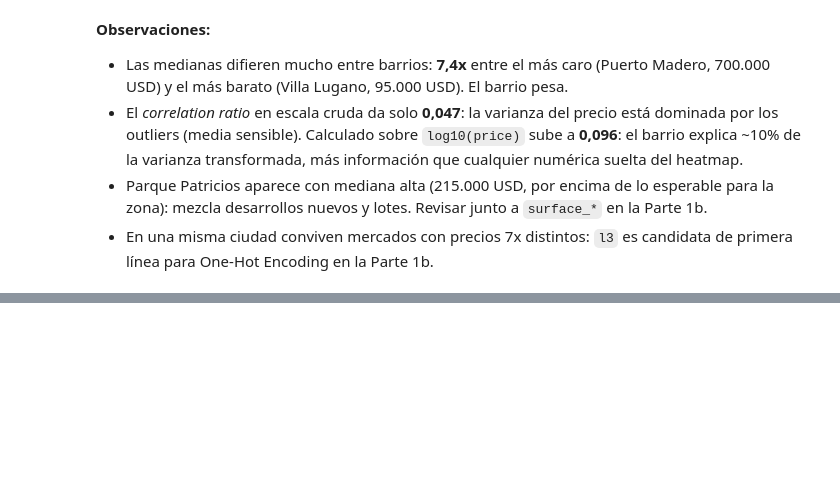
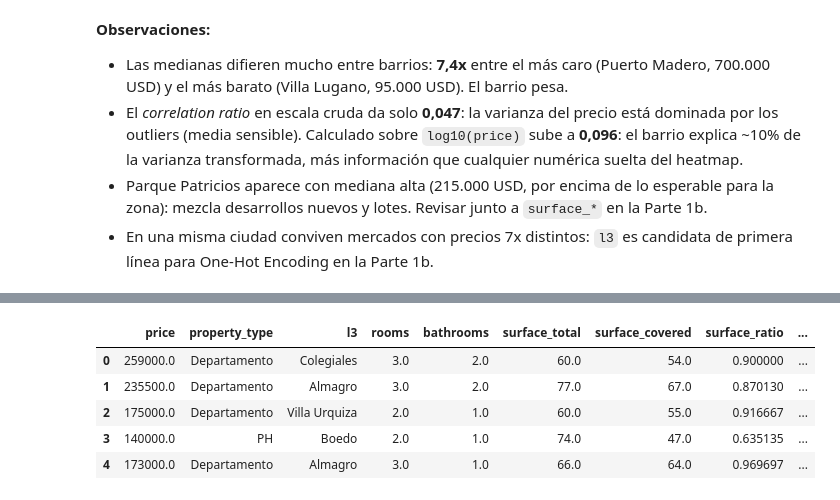
Before and after one commit to andyranitzsch/itba-machine-learning-course, a Jupyter notebook: TP_MLE.ipynb, the cells around one changed output, grey strips where cells are left out. Cells and saved outputs as stored; diff of their text form; code cells hidden in the pictures; blank space fills up the shorter version.

```diff
--- a/TP_MLE.ipynb
+++ b/TP_MLE.ipynb
@@ -468,0 +593,16 @@ Villa Lugano   95000.0    995
+# %%
+df_ml["surface_ratio"] = df_ml["surface_covered"] / df_ml["surface_total"]
+
+df_ml = df_ml[[
+    "price", "property_type", "l3", "rooms", "bathrooms",
+    "surface_total", "surface_covered", "surface_ratio", "lat", "lon",
+    "surface_missing", "rooms_missing", "bathrooms_missing",
+]]
+df_ml.head()
+# %% [output]
+|  | price | property_type | l3 | rooms | bathrooms | surface_total | surface_covered | surface_ratio | ... |
+| 0 | 259000.0 | Departamento | Colegiales | 3.0 | 2.0 | 60.0 | 54.0 | 0.900000 | ... |
+| 1 | 235500.0 | Departamento | Almagro | 3.0 | 2.0 | 77.0 | 67.0 | 0.870130 | ... |
+| 2 | 175000.0 | Departamento | Villa Urquiza | 2.0 | 1.0 | 60.0 | 55.0 | 0.916667 | ... |
+| 3 | 140000.0 | PH | Boedo | 2.0 | 1.0 | 74.0 | 47.0 | 0.635135 | ... |
+| 4 | 173000.0 | Departamento | Almagro | 3.0 | 1.0 | 66.0 | 64.0 | 0.969697 | ... |
```
Also changed, not shown: parts of 15 cells of this notebook, 2 other files.
